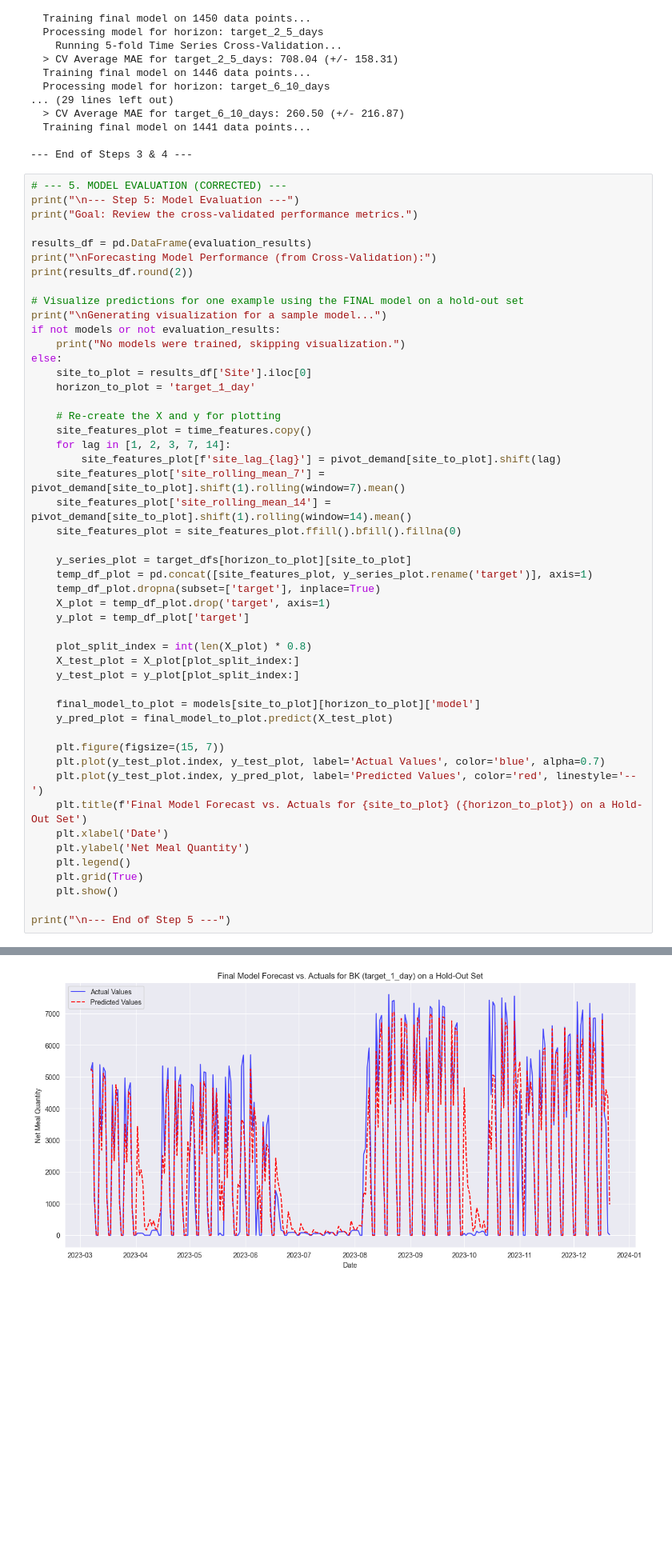
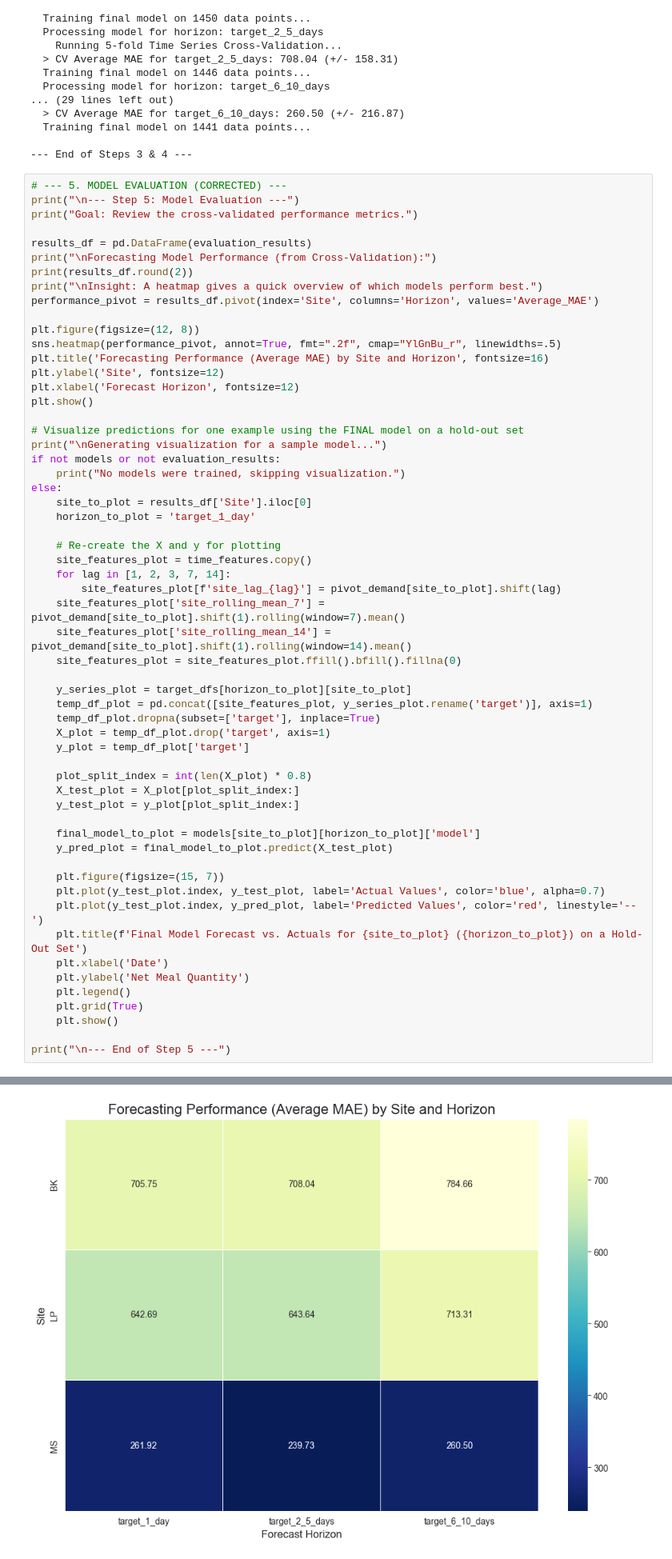
Before and after one commit to shayanxmoradi/Stattkueche, a Jupyter notebook: randomforest.ipynb, the cells around one changed output, grey strips where cells are left out. Shown at 80% size. Saved outputs shown, nothing was run; the diff lists cells and outputs as text; blank space fills up the shorter version.

Commit message:
visuals

```diff
--- a/randomforest.ipynb
+++ b/randomforest.ipynb
@@ -389,6 +396,15 @@ print("Goal: Review the cross-validated performance metrics.")
 results_df = pd.DataFrame(evaluation_results)
 print("\nForecasting Model Performance (from Cross-Validation):")
 print(results_df.round(2))
+print("\nInsight: A heatmap gives a quick overview of which models perform best.")
+performance_pivot = results_df.pivot(index='Site', columns='Horizon', values='Average_MAE')
+
+plt.figure(figsize=(12, 8))
+sns.heatmap(performance_pivot, annot=True, fmt=".2f", cmap="YlGnBu_r", linewidths=.5)
+plt.title('Forecasting Performance (Average MAE) by Site and Horizon', fontsize=16)
+plt.ylabel('Site', fontsize=12)
+plt.xlabel('Forecast Horizon', fontsize=12)
+plt.show()
 
 # Visualize predictions for one example using the FINAL model on a hold-out set
 print("\nGenerating visualization for a sample model...")
@@ -450 +466 @@ Generating visualization for a sample model...
-[figure, old version]
+[figure, new version]
```
Also changed, not shown: parts of 5 cells of this notebook.
